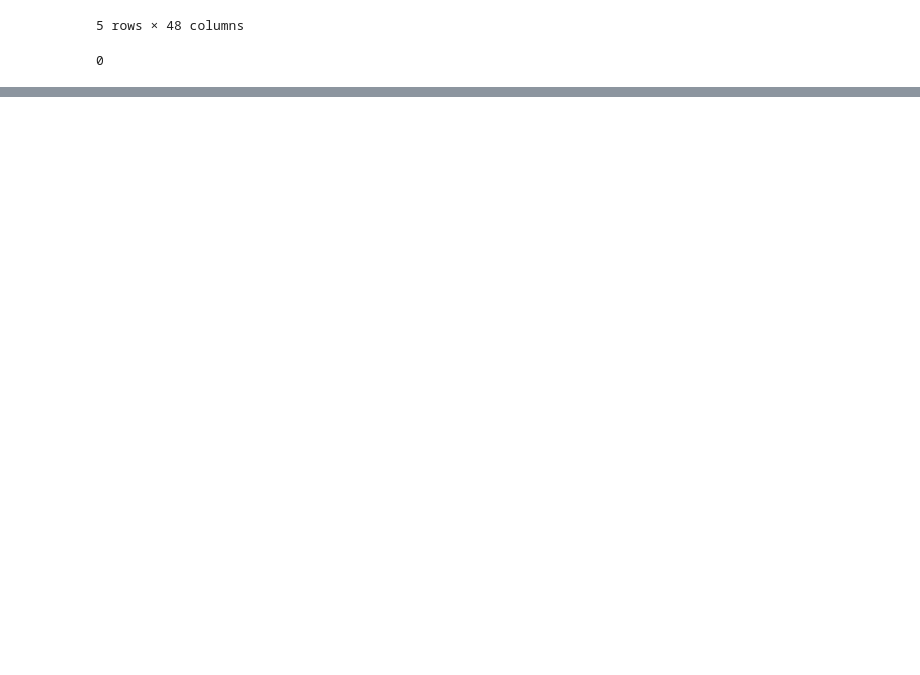
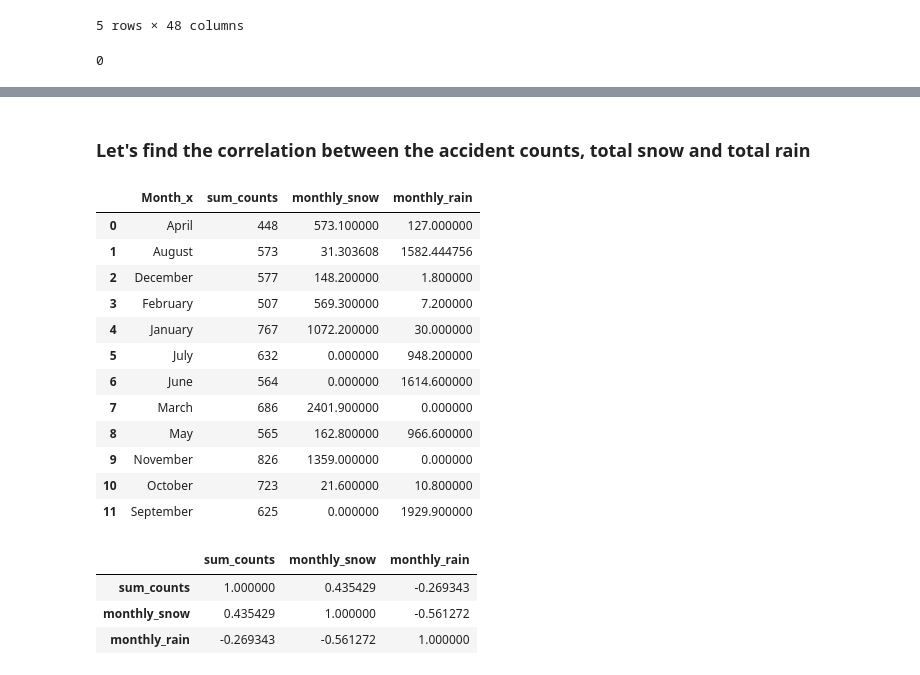
Before and after one commit to aliUofCafkhami/601-Project, a Jupyter notebook: Project 601.ipynb, the cells around one changed output, grey strips where cells are left out. Drawn from its saved outputs; the diff is of its cells as text; code cells hidden in the pictures; blank space fills up the shorter version.

```diff
--- a/Project 601.ipynb
+++ b/Project 601.ipynb
@@ -346,0 +467,33 @@ df['Total Snow (cm)'].isna().sum()
+# %% [markdown]
+### Let's find the correlation between the accident counts, total snow and total rain
+# %%
+df_correlation = df.groupby('Month_x').agg(
+    sum_counts = ('Count','sum'),
+    monthly_snow = ('Total Snow (cm)','sum'),
+    monthly_rain = ('Total Rain (mm)','sum')
+).reset_index()
+df_correlation
+# %% [output]
+|  | Month_x | sum_counts | monthly_snow | monthly_rain |
+| 0 | April | 448 | 573.100000 | 127.000000 |
+| 1 | August | 573 | 31.303608 | 1582.444756 |
+| 2 | December | 577 | 148.200000 | 1.800000 |
+| 3 | February | 507 | 569.300000 | 7.200000 |
+| 4 | January | 767 | 1072.200000 | 30.000000 |
+| 5 | July | 632 | 0.000000 | 948.200000 |
+| 6 | June | 564 | 0.000000 | 1614.600000 |
+| 7 | March | 686 | 2401.900000 | 0.000000 |
+| 8 | May | 565 | 162.800000 | 966.600000 |
+| 9 | November | 826 | 1359.000000 | 0.000000 |
+| 10 | October | 723 | 21.600000 | 10.800000 |
+| 11 | September | 625 | 0.000000 | 1929.900000 |
+# %%
+columns_of_interest = ['sum_counts', 'monthly_snow', 'monthly_rain']
+df_corr = df_correlation[columns_of_interest].corr()
+
+display(df_corr)
+# %% [output]
+|  | sum_counts | monthly_snow | monthly_rain |
+| sum_counts | 1.000000 | 0.435429 | -0.269343 |
+| monthly_snow | 0.435429 | 1.000000 | -0.561272 |
+| monthly_rain | -0.269343 | -0.561272 | 1.000000 |
```
Also changed, not shown: parts of 10 cells of this notebook.
